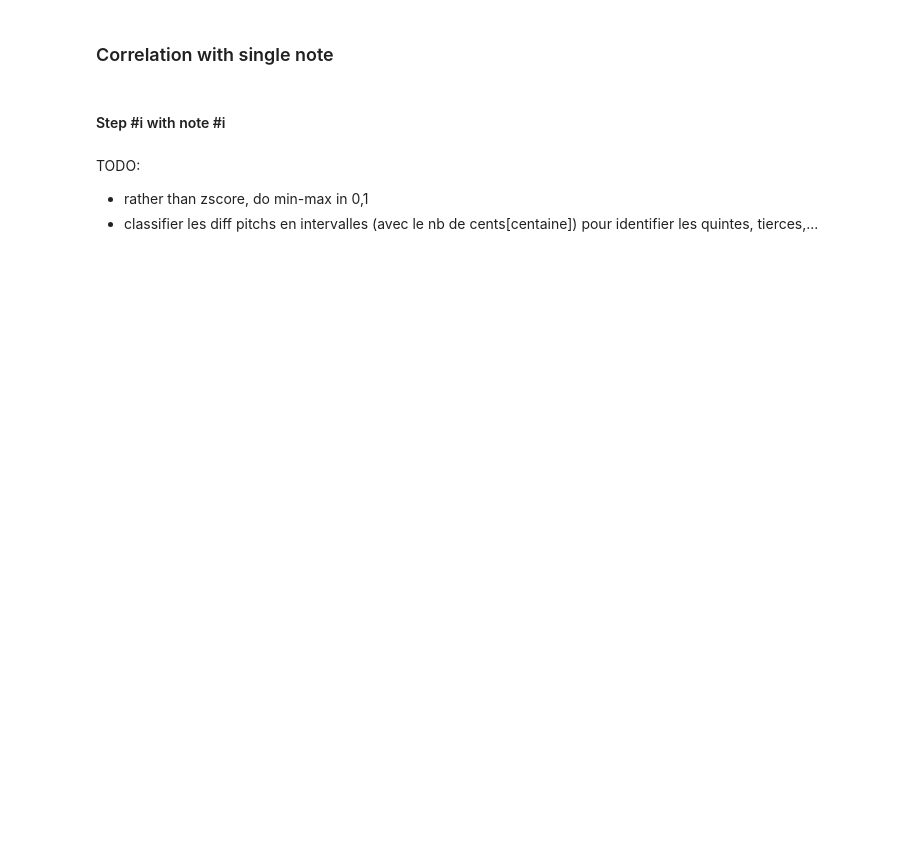
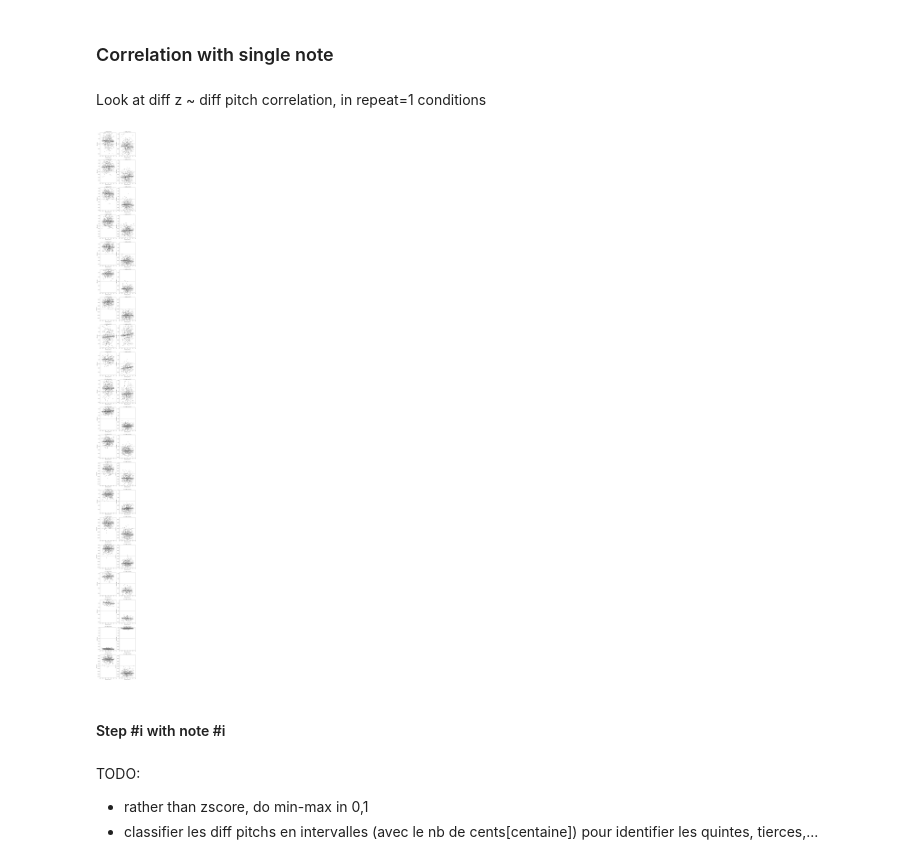
Before and after one commit to creamlab/treadmill, a Jupyter notebook: analysis/analysis.ipynb, the cells around one changed output. Saved outputs shown, nothing was run; the diff lists cells and outputs as text; code cells hidden in the pictures; blank space fills up the shorter version.

```diff
--- a/analysis/analysis.ipynb
+++ b/analysis/analysis.ipynb
@@ -779,14 +844,14 @@ Process files from each session
 all_session_data = []
 for index, session in sessions_df.iterrows():
 
-    print('Participant %d, block %d: '%(session['participant'],session['block']), end='')
+    print('Participant %d, block %d: \n'%(session['participant'],session['block']), end='')
     # process session data into dataframe of trials
     session_data_df = process_data(treadmill_data = session['data'],
                                    weight_data = session['weights'],
                                    sound_data = session['sounds'],
                                    config_data = session['config'],
-                                   verbose=False)
-    print('%d trials'%len(session_data_df))
+                                   verbose=True)
+    print(' -> %d trials\n'%len(session_data_df))
     all_session_data.append(session_data_df)
 
 data = pd.concat(all_session_data)
@@ -820,0 +887,2 @@ Name: note, dtype: float64
+# %% [markdown]
+Look at diff z ~ diff pitch correlation, in repeat=1 conditions
@@ -821,3 +893,51 @@ Name: note, dtype: float64
+# %%
+participants = np.sort(data.participant.unique())
+feet = ['left','right']
+fig = plt.figure(figsize=(10,160))
+#plt.subplots_adjust(wspace=0.3, hspace=1)
+
+for index,participant in enumerate(participants):
+
+    for index_foot, foot in enumerate(feet):
+
+        #print('%d - %s'%(participant,foot))
+        a = data[(data.participant==participant)
+                          &(data.foot==foot)
+                         &(data.repeat==1)
+                &(data.condition_type=='discrete')]
+
+        # Robust linear regression ()
+        x_fit = sm.add_constant(a.semitone_interval)
+        rlm_model = sm.RLM(a.diff_z_max,
+                           x_fit,
+                           M=sm.robust.norms.HuberT(),
+                          missing='drop')
+        rlm_results = rlm_model.fit()#cov='H3')
+
+
+        plt.subplot(len(participants),len(feet),len(feet)*index+index_foot+1)
+        sns.regplot(data=a,
+               x="semitone_interval",
+               y="diff_z_max",
+               scatter_kws={"color":'gray'},
+               line_kws={"color":'k'})
+        plt.ylim([data[(data.participant==participant)
+                         &(data.repeat==1)&(data.condition_type=='discrete')].diff_z_max.quantile(0.01),
+                  data[(data.participant==participant)
+                         &(data.repeat==1)&(data.condition_type=='discrete')].diff_z_max.quantile(0.99)])
+        plt.xlim([-30,30])
+        plt.title('%d - %s, p=%.3f'%(participant,foot,rlm_results.pvalues[1]))
+        plt.plot([-30,30],[0,0],'k:')
+
+        # homoscedasticity
+        #bp = sm.stats.diagnostic.het_breuschpagan(rlm_results.resid, rlm_results.model.exog)
+        #print('Heteroscedasticity:\nF(%d,%d)=%.2f, p=%.4f\n'%(rlm_results.df_model,
+        #                       rlm_results.df_resid,
+        #                       bp[2],bp[3]))
+
+        #print(rlm_results.summary())
+# %% [output]
+[figure, added]
 # %% [markdown]
 #### Step #i with note #i
 # %% [markdown]
```
Also changed, not shown: parts of 23 cells of this notebook.
